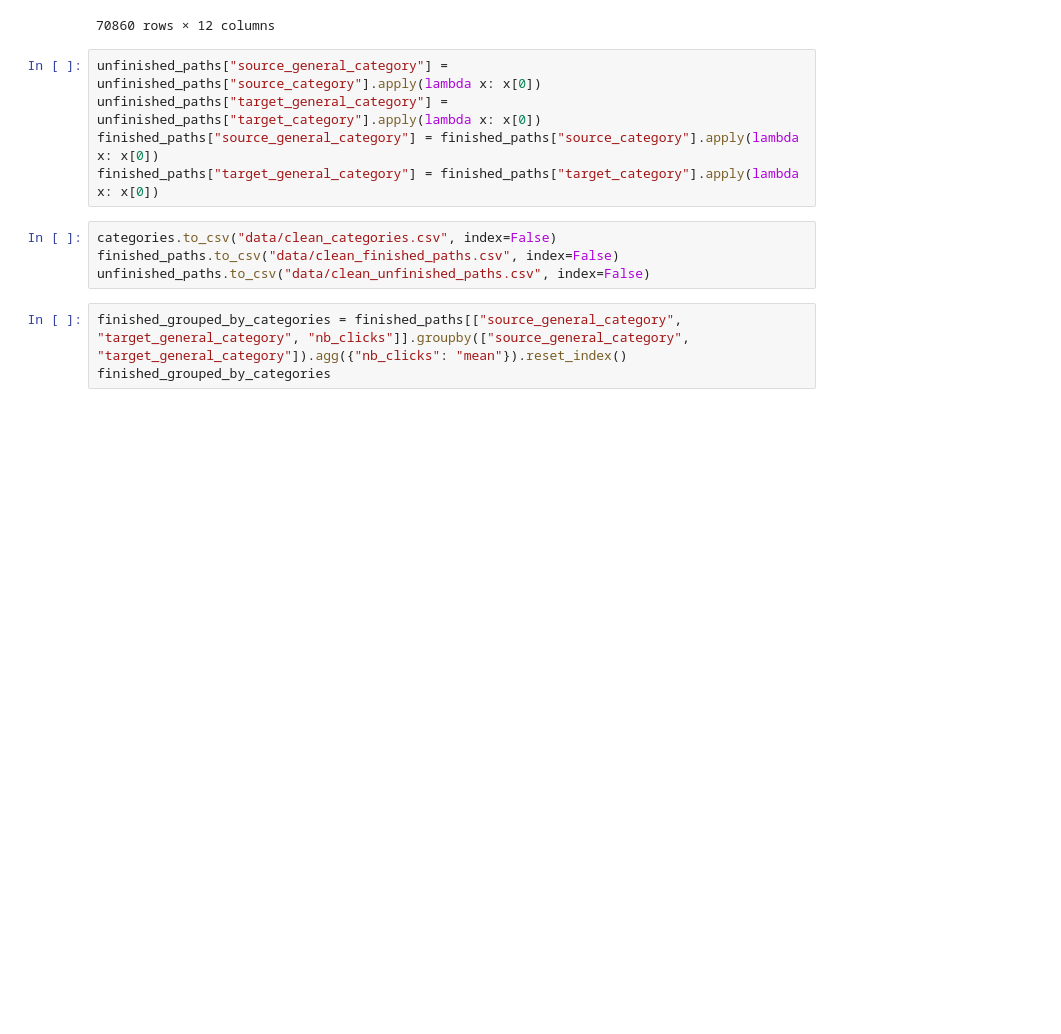
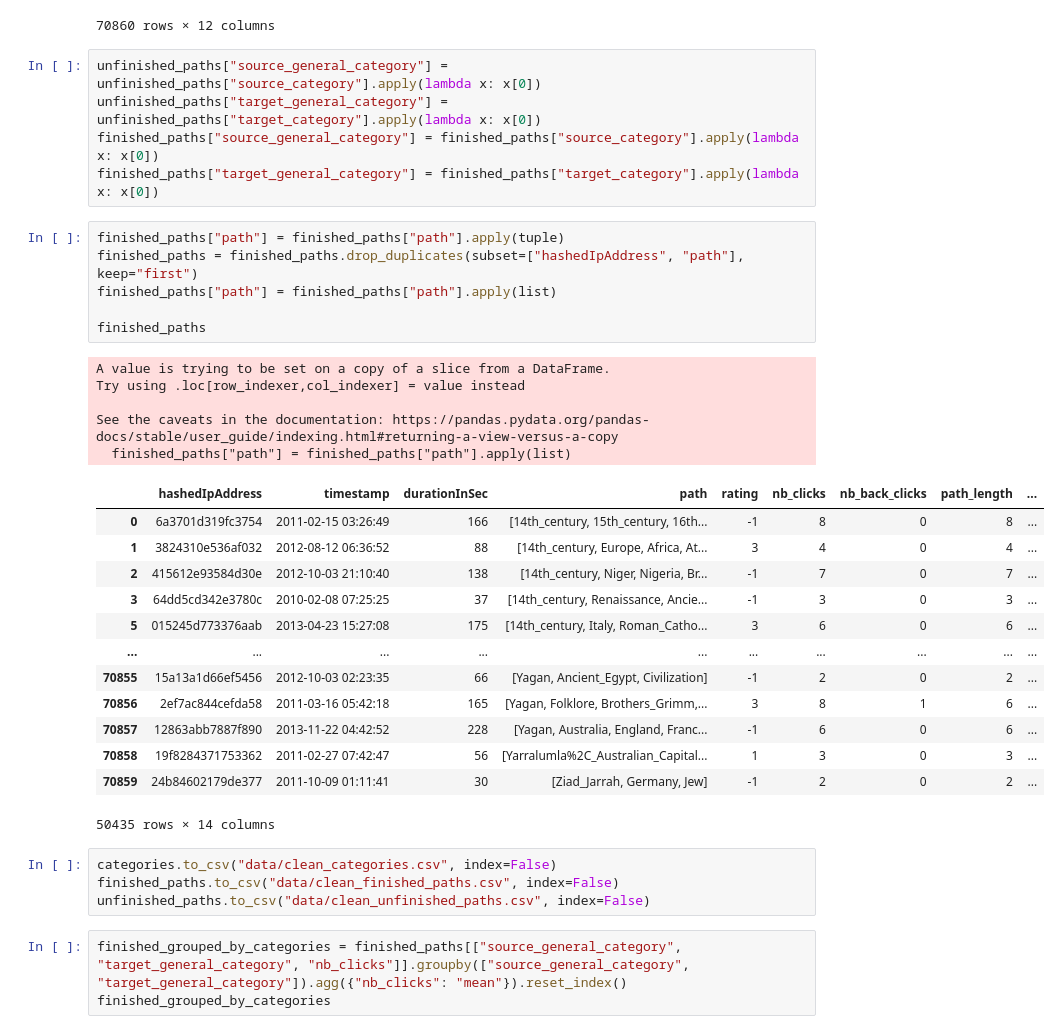
Before and after one commit to epfl-ada/ada-2024-project-tadaa, a Jupyter notebook: data_exploration.ipynb, the cells around one changed output. Drawn from its saved outputs; the diff is of its cells as text; blank space fills up the shorter version.

```diff
--- a/data_exploration.ipynb
+++ b/data_exploration.ipynb
@@ -310,6 +310,31 @@ unfinished_paths["source_general_category"] = unfinished_paths["source_category"
 unfinished_paths["target_general_category"] = unfinished_paths["target_category"].apply(lambda x: x[0])
 finished_paths["source_general_category"] = finished_paths["source_category"].apply(lambda x: x[0])
 finished_paths["target_general_category"] = finished_paths["target_category"].apply(lambda x: x[0])
+# %%
+finished_paths["path"] = finished_paths["path"].apply(tuple)
+finished_paths = finished_paths.drop_duplicates(subset=["hashedIpAddress", "path"], keep="first")
+finished_paths["path"] = finished_paths["path"].apply(list)
+
+finished_paths
+# %% [output]
+A value is trying to be set on a copy of a slice from a DataFrame.
+Try using .loc[row_indexer,col_indexer] = value instead
+
+See the caveats in the documentation: https://pandas.pydata.org/pandas-docs/stable/user_guide/indexing.html#returning-a-view-versus-a-copy
+  finished_paths["path"] = finished_paths["path"].apply(list)
+|  | hashedIpAddress | timestamp | durationInSec | path | rating | nb_clicks | nb_back_clicks | path_length | ... |
+| 0 | 6a3701d319fc3754 | 2011-02-15 03:26:49 | 166 | [14th_century, 15th_century, 16th... | -1 | 8 | 0 | 8 | ... |
+| 1 | 3824310e536af032 | 2012-08-12 06:36:52 | 88 | [14th_century, Europe, Africa, At... | 3 | 4 | 0 | 4 | ... |
+| 2 | 415612e93584d30e | 2012-10-03 21:10:40 | 138 | [14th_century, Niger, Nigeria, Br... | -1 | 7 | 0 | 7 | ... |
+| 3 | 64dd5cd342e3780c | 2010-02-08 07:25:25 | 37 | [14th_century, Renaissance, Ancie... | -1 | 3 | 0 | 3 | ... |
+| 5 | 015245d773376aab | 2013-04-23 15:27:08 | 175 | [14th_century, Italy, Roman_Catho... | 3 | 6 | 0 | 6 | ... |
+| ... | ... | ... | ... | ... | ... | ... | ... | ... | ... |
+| 70855 | 15a13a1d66ef5456 | 2012-10-03 02:23:35 | 66 | [Yagan, Ancient_Egypt, Civilization] | -1 | 2 | 0 | 2 | ... |
+| 70856 | 2ef7ac844cefda58 | 2011-03-16 05:42:18 | 165 | [Yagan, Folklore, Brothers_Grimm,... | 3 | 8 | 1 | 6 | ... |
+| 70857 | 12863abb7887f890 | 2013-11-22 04:42:52 | 228 | [Yagan, Australia, England, Franc... | -1 | 6 | 0 | 6 | ... |
+| 70858 | 19f8284371753362 | 2011-02-27 07:42:47 | 56 | [Yarralumla%2C_Australian_Capital... | 1 | 3 | 0 | 3 | ... |
+| 70859 | 24b84602179de377 | 2011-10-09 01:11:41 | 30 | [Ziad_Jarrah, Germany, Jew] | -1 | 2 | 0 | 2 | ... |
+50435 rows × 14 columns
 # %%
 categories.to_csv("data/clean_categories.csv", index=False)
 finished_paths.to_csv("data/clean_finished_paths.csv", index=False)
```
Also changed, not shown: parts of 3 cells of this notebook, 1 other file.
